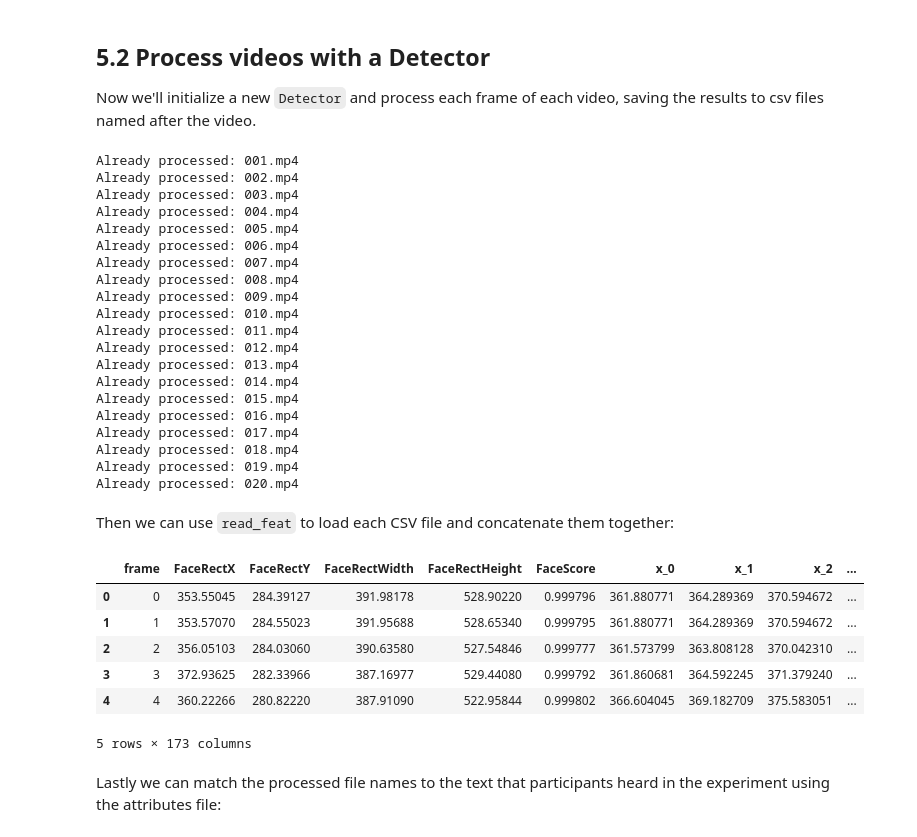
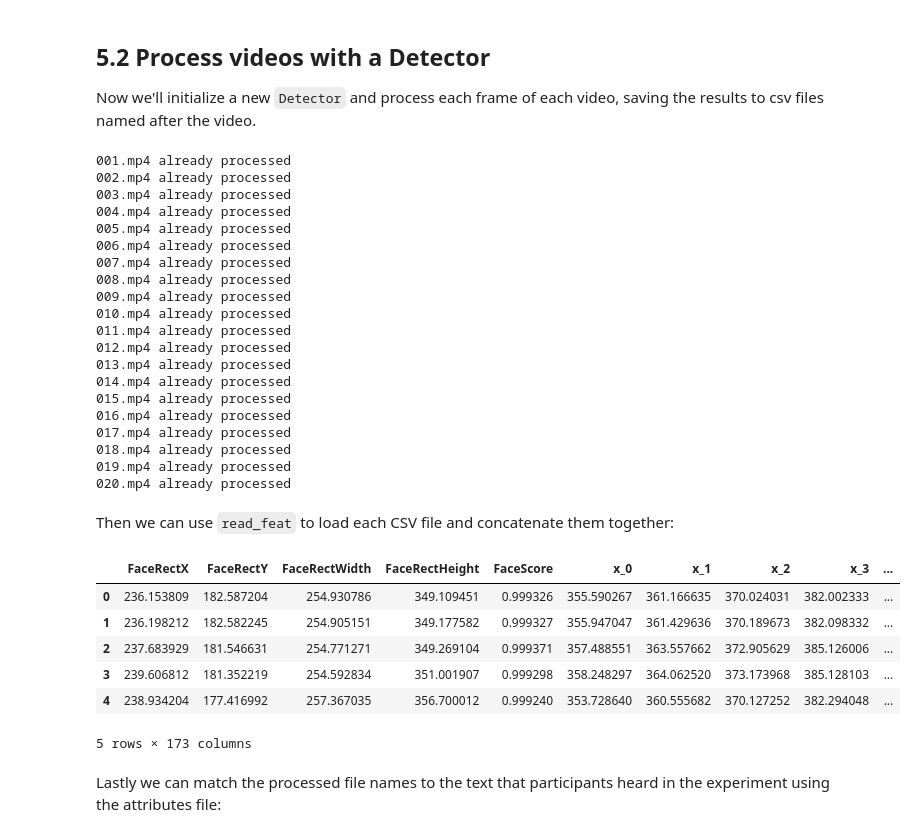
Before and after one commit to cosanlab/py-feat, a Jupyter notebook: docs/basic_tutorials/05_fex_analysis.ipynb, the cells around one changed output. Drawn from its saved outputs; the diff is of its cells as text; code cells hidden in the pictures.

```diff
--- a/docs/basic_tutorials/05_fex_analysis.ipynb
+++ b/docs/basic_tutorials/05_fex_analysis.ipynb
@@ -79,59 +78,56 @@ Already downloaded: 020.mp4
 Now we'll initialize a new `Detector` and process each frame of each video, saving the results to csv files named after the video.
 # %%
 from feat import Detector
+from tqdm import tqdm
 
-detector = Detector(au_model = "rf", emotion_model = "resmasknet")
+detector = Detector()
 
-for video in videos:
+for video in tqdm(videos):
     out_name = video.replace(".mp4", ".csv")
-    if os.path.exists(out_name):
-        print(f"Already processed: {video}")
+    if not os.path.exists(out_name):
+        print(f"Processing: {video}")
+        fex = detector.detect_video(video)
+        fex.to_csv(out_name, index=False)
     else:
-        print(f"Processing: {video}")
-        detector.detect_video(inputFname = video, outputFname = out_name)
+        print(f"{video} already processed")
 # %% [output]
-Already processed: 001.mp4
-Already processed: 002.mp4
-Already processed: 003.mp4
-Already processed: 004.mp4
-Already processed: 005.mp4
-Already processed: 006.mp4
-Already processed: 007.mp4
-Already processed: 008.mp4
-Already processed: 009.mp4
-Already processed: 010.mp4
-Already processed: 011.mp4
-Already processed: 012.mp4
-Already processed: 013.mp4
-Already processed: 014.mp4
-Already processed: 015.mp4
-Already processed: 016.mp4
-Already processed: 017.mp4
-Already processed: 018.mp4
-Already processed: 019.mp4
-Already processed: 020.mp4
+001.mp4 already processed
+002.mp4 already processed
+003.mp4 already processed
+004.mp4 already processed
+005.mp4 already processed
+006.mp4 already processed
+007.mp4 already processed
+008.mp4 already processed
+009.mp4 already processed
+010.mp4 already processed
+011.mp4 already processed
+012.mp4 already processed
+013.mp4 already processed
+014.mp4 already processed
+015.mp4 already processed
+016.mp4 already processed
+017.mp4 already processed
+018.mp4 already processed
+019.mp4 already processed
+020.mp4 already processed
 # %% [markdown]
 Then we can use `read_feat` to load each CSV file and concatenate them together:
 # %%
-from feat.utils import read_feat
+from feat.utils.io import read_feat
 import pandas as pd
+from glob import glob
 
-for ix ,video in enumerate(videos):
-    out_name = video.replace(".mp4", ".csv")
-    if ix == 0:
-        fex = read_feat(out_name)
-    else:
-        fex = pd.concat([fex, read_feat(out_name)])
+fex = pd.concat(map(lambda video: read_feat(video.replace(".mp4", ".csv")), videos))
 
-fex = fex.dropna()
 fex.head()
 # %% [output]
-|  | frame | FaceRectX | FaceRectY | FaceRectWidth | FaceRectHeight | FaceScore | x_0 | x_1 | x_2 | ... |
-| 0 | 0 | 353.55045 | 284.39127 | 391.98178 | 528.90220 | 0.999796 | 361.880771 | 364.289369 | 370.594672 | ... |
-| 1 | 1 | 353.57070 | 284.55023 | 391.95688 | 528.65340 | 0.999795 | 361.880771 | 364.289369 | 370.594672 | ... |
-| 2 | 2 | 356.05103 | 284.03060 | 390.63580 | 527.54846 | 0.999777 | 361.573799 | 363.808128 | 370.042310 | ... |
-| 3 | 3 | 372.93625 | 282.33966 | 387.16977 | 529.44080 | 0.999792 | 361.860681 | 364.592245 | 371.379240 | ... |
-| 4 | 4 | 360.22266 | 280.82220 | 387.91090 | 522.95844 | 0.999802 | 366.604045 | 369.182709 | 375.583051 | ... |
+|  | FaceRectX | FaceRectY | FaceRectWidth | FaceRectHeight | FaceScore | x_0 | x_1 | x_2 | x_3 | ... |
+| 0 | 236.153809 | 182.587204 | 254.930786 | 349.109451 | 0.999326 | 355.590267 | 361.166635 | 370.024031 | 382.002333 | ... |
+| 1 | 236.198212 | 182.582245 | 254.905151 | 349.177582 | 0.999327 | 355.947047 | 361.429636 | 370.189673 | 382.098332 | ... |
+| 2 | 237.683929 | 181.546631 | 254.771271 | 349.269104 | 0.999371 | 357.488551 | 363.557662 | 372.905629 | 385.126006 | ... |
+| 3 | 239.606812 | 181.352219 | 254.592834 | 351.001907 | 0.999298 | 358.248297 | 364.062520 | 373.173968 | 385.128103 | ... |
+| 4 | 238.934204 | 177.416992 | 257.367035 | 356.700012 | 0.999240 | 353.728640 | 360.555682 | 370.127252 | 382.294048 | ... |
 5 rows × 173 columns
 # %% [markdown]
 Lastly we can match the processed file names to the text that participants heard in the experiment using the attributes file:
```
Also changed, not shown: parts of 8 cells of this notebook.
